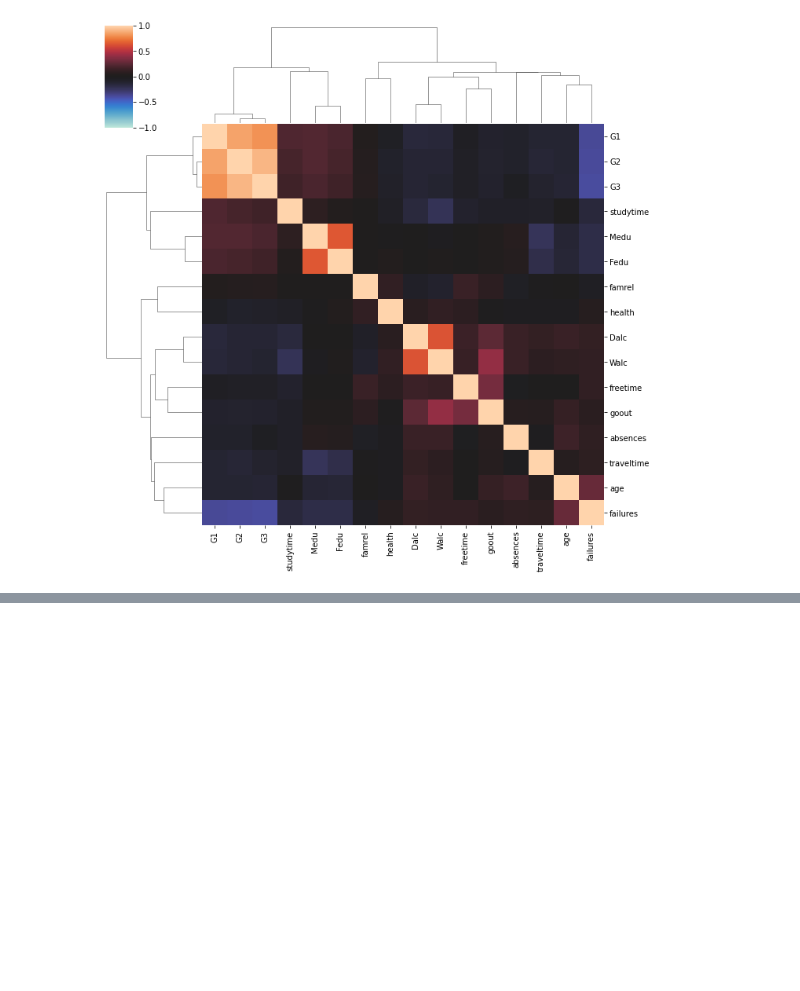
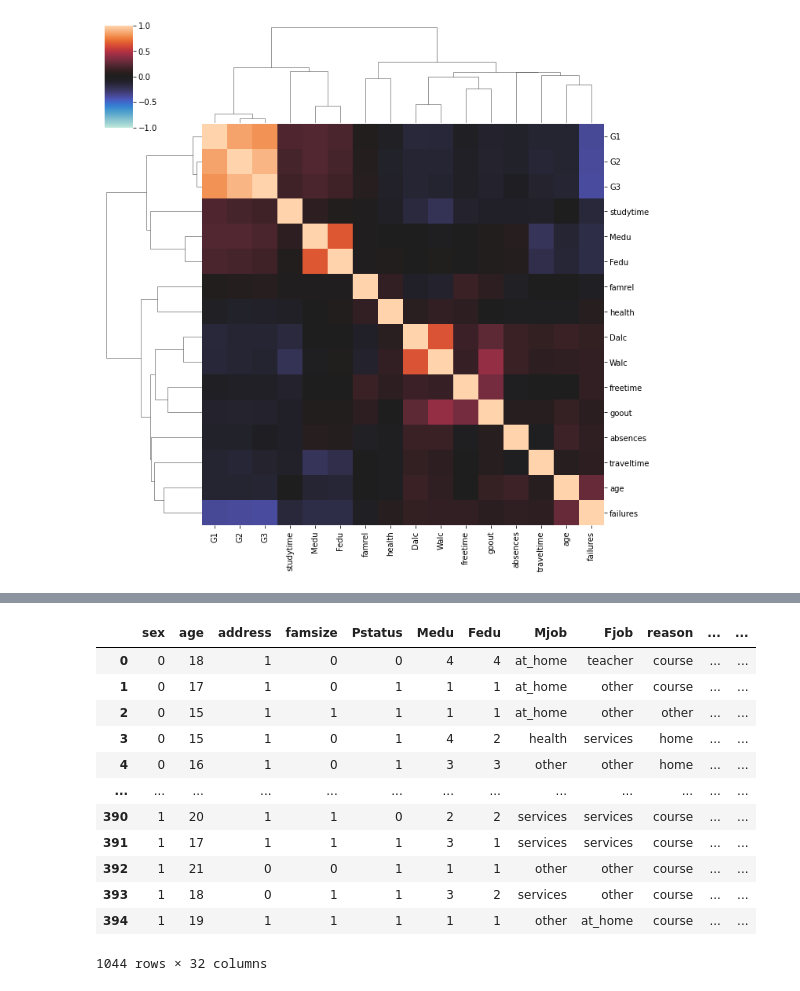
Before and after one commit to ViKarp/students, a Jupyter notebook: analis.ipynb, the cells around one changed output, grey strips where cells are left out. Saved outputs shown, nothing was run; the diff lists cells and outputs as text; code cells hidden in the pictures; blank space fills up the shorter version.

```diff
--- a/analis.ipynb
+++ b/analis.ipynb
@@ -146,0 +178,19 @@ corrplot(num_df, annot=None)
+# %%
+label_encoder = LabelEncoder()
+categ = ['sex', 'address','famsize','Pstatus','schoolsup','famsup','paid','activities','nursery','higher','internet','romantic']
+df[categ] = df[categ].apply(label_encoder.fit_transform)
+df
+# %% [output]
+|  | sex | age | address | famsize | Pstatus | Medu | Fedu | Mjob | Fjob | reason | ... | ... |
+| 0 | 0 | 18 | 1 | 0 | 0 | 4 | 4 | at_home | teacher | course | ... | ... |
+| 1 | 0 | 17 | 1 | 0 | 1 | 1 | 1 | at_home | other | course | ... | ... |
+| 2 | 0 | 15 | 1 | 1 | 1 | 1 | 1 | at_home | other | other | ... | ... |
+| 3 | 0 | 15 | 1 | 0 | 1 | 4 | 2 | health | services | home | ... | ... |
+| 4 | 0 | 16 | 1 | 0 | 1 | 3 | 3 | other | other | home | ... | ... |
+| ... | ... | ... | ... | ... | ... | ... | ... | ... | ... | ... | ... | ... |
+| 390 | 1 | 20 | 1 | 1 | 0 | 2 | 2 | services | services | course | ... | ... |
+| 391 | 1 | 17 | 1 | 1 | 1 | 3 | 1 | services | services | course | ... | ... |
+| 392 | 1 | 21 | 0 | 0 | 1 | 1 | 1 | other | other | course | ... | ... |
+| 393 | 1 | 18 | 0 | 1 | 1 | 3 | 2 | services | other | course | ... | ... |
+| 394 | 1 | 19 | 1 | 1 | 1 | 1 | 1 | other | at_home | course | ... | ... |
+1044 rows × 32 columns
```
Also changed, not shown: parts of 17 cells of this notebook.
